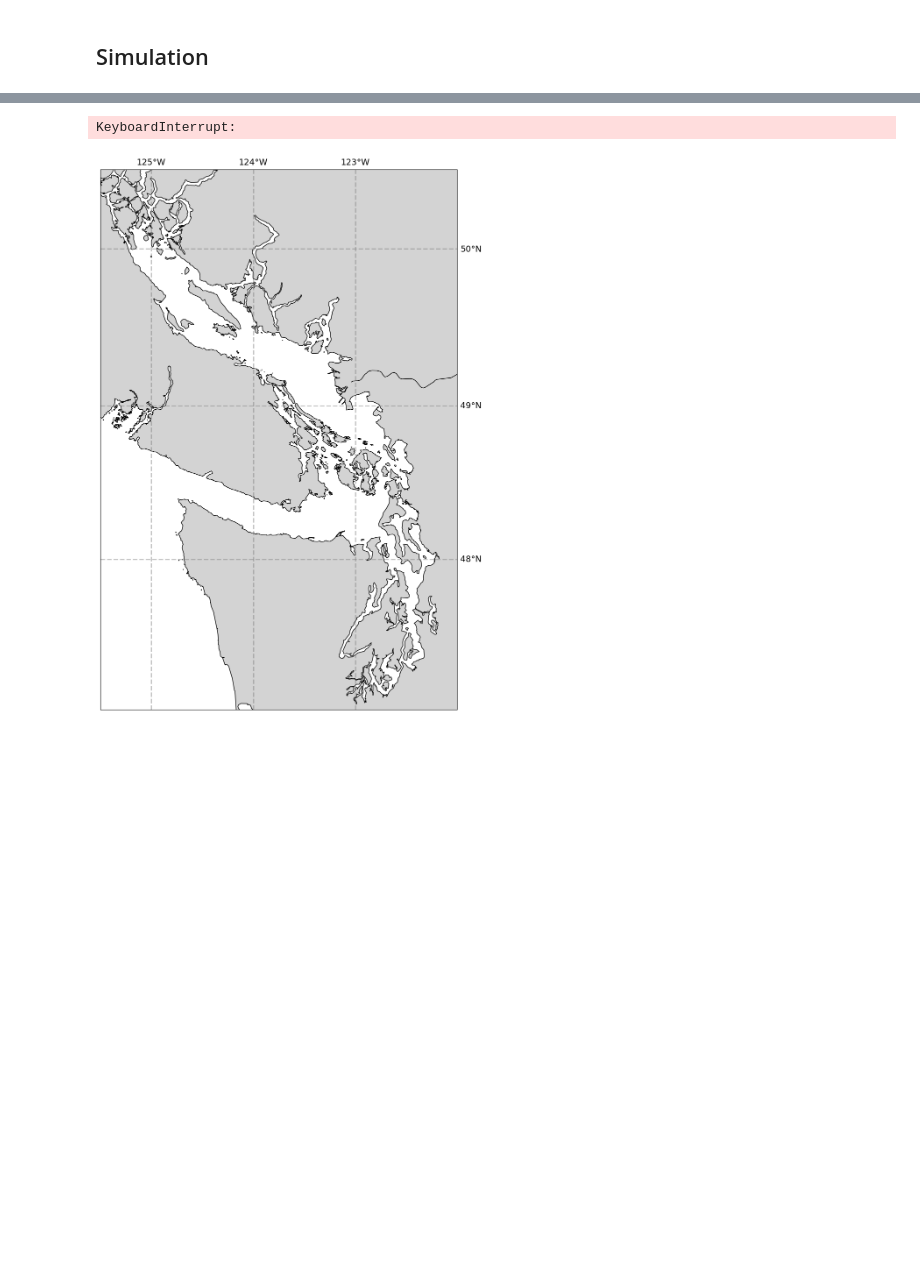
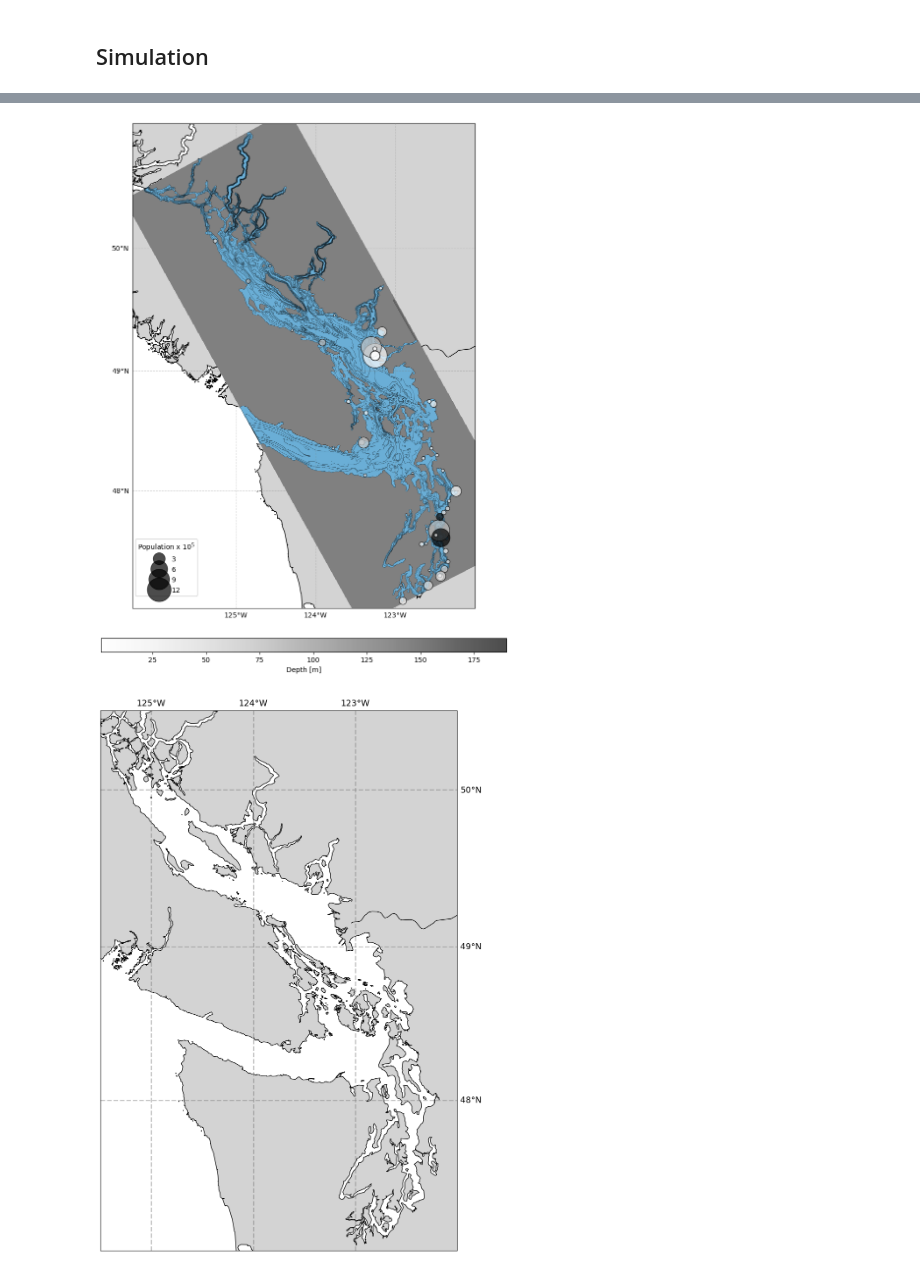
Before and after one commit to SalishSeaCast/analysis-jose, a Jupyter notebook: notebooks/Mapping_tools/salishmap.ipynb, the cells around one changed output, grey strips where cells are left out. Saved outputs shown, nothing was run; the diff lists cells and outputs as text; code cells hidden in the pictures; blank space fills up the shorter version.

```diff
--- a/notebooks/Mapping_tools/salishmap.ipynb
+++ b/notebooks/Mapping_tools/salishmap.ipynb
@@ -255,36 +270,44 @@ plt.gca().set_aspect(f)
 # %%
 # Make map
-blevels = list(np.arange(0,450,15))
 fig, ax = plt.subplots(figsize=(38, 16), subplot_kw={'projection': crs.Mercator()})
-ax.set_extent([-125.5, -122.3, 48, 50.5], crs=crs.PlateCarree())
+ax.set_extent([-126.3, -122, 47, 51], crs=crs.PlateCarree())
 #ax.add_feature(feature.GSHHSFeature('high', facecolor='#DDDDDD',edgecolor='#DDDDDD'),zorder=2)
-#ax.add_feature(feature.RIVERS, edgecolor='k',zorder=5)
+ax.add_feature(feature.GSHHSFeature('high', edgecolor='k', facecolor='lightgray'),zorder=0)
+ax.add_feature(feature.RIVERS, edgecolor='k',zorder=0)
 #ax.add_feature(feature.OCEAN,zorder=1)
-im=ax.contourf(coords.nav_lon, coords.nav_lat, mask.totaldepth[:,:],zorder=1,transform=crs.PlateCarree(),cmap=cmap,levels=blevels)
-ax.contourf(coords.nav_lon, coords.nav_lat, mask.umask[0,0,:,:],zorder=2,transform=crs.PlateCarree(),cmap='gray',levels=[-1,0])
+
+ax.contourf(coords.nav_lon, coords.nav_lat, mask.umask[0,0,:,:],transform=crs.PlateCarree(),colors='grey',levels=[-1,0])
+ax.contourf(coords.nav_lon, coords.nav_lat, mask.umask[0,0,:,:],transform=crs.PlateCarree(),cmap='Blues',levels=[0.1,1])
+ax.contour(coords.nav_lon, coords.nav_lat, mask.totaldepth[:,:],transform=crs.PlateCarree(),colors='k',levels=[50,150,250,350],linewidths=0.3,linestyles='dashed')
+ax.contour(coords.nav_lon, coords.nav_lat, mask.totaldepth[:,:],transform=crs.PlateCarree(),colors='k',levels=[0,100,200,300,400],linewidths=0.3)
 #plt.xticks(fontsize=14)
 #plt.yticks(fontsize=14)
 
 gl = ax.gridlines(
     linestyle='--',color='gray', draw_labels=True,
     xlocs=range(-125, -121), ylocs=range(47, 52),zorder=5,alpha=0.3)
 gl.top_labels, gl.right_labels = False, False
 
+
+im = plt.scatter(locs.Lon,locs.Lat,s=locs.Population/1e3,c=locs.Depth,transform=crs.PlateCarree(),cmap='Greys',edgecolors='k',zorder=5,alpha=0.7)
+#plt.legend(*im.legend_elements("sizes", num=4))
 cbar = fig.colorbar(im, location='bottom',aspect=30,shrink=0.28,pad=0.05)
 
 cbar.set_label('Depth [m]')
+handles, labels=im.legend_elements("sizes", num=4)
+plt.legend(handles, ['$3$','$6$','$9$','$12$'], title="Population x $10^5$",bbox_to_anchor=(0.2, 0.15))
 
-
+# Add the custom legend
 # ax.text(-0.08, 0.55, 'Latitude', va='bottom', ha='center',
 #         rotation='vertical', rotation_mode='anchor',
 #         transform=ax.transAxes, fontsize=14,weight="bold")
 # ax.text(0.5, -0.05, 'Longitude', va='bottom', ha='center',
 #         rotation='horizontal', rotation_mode='anchor',
 #         transform=ax.transAxes, fontsize=14,weight="bold")
 
-#plt.savefig("/home/jvalenti/MOAD/animations/baty.pdf")
+plt.savefig("/home/jvalenti/MOAD/map_deploy.pdf")
 # %% [output]
-KeyboardInterrupt:
+[figure, added]
 # %%
 states_provinces = feature.NaturalEarthFeature(
         category='cultural',
```
Also changed, not shown: parts of 7 cells of this notebook, 2 other files.
